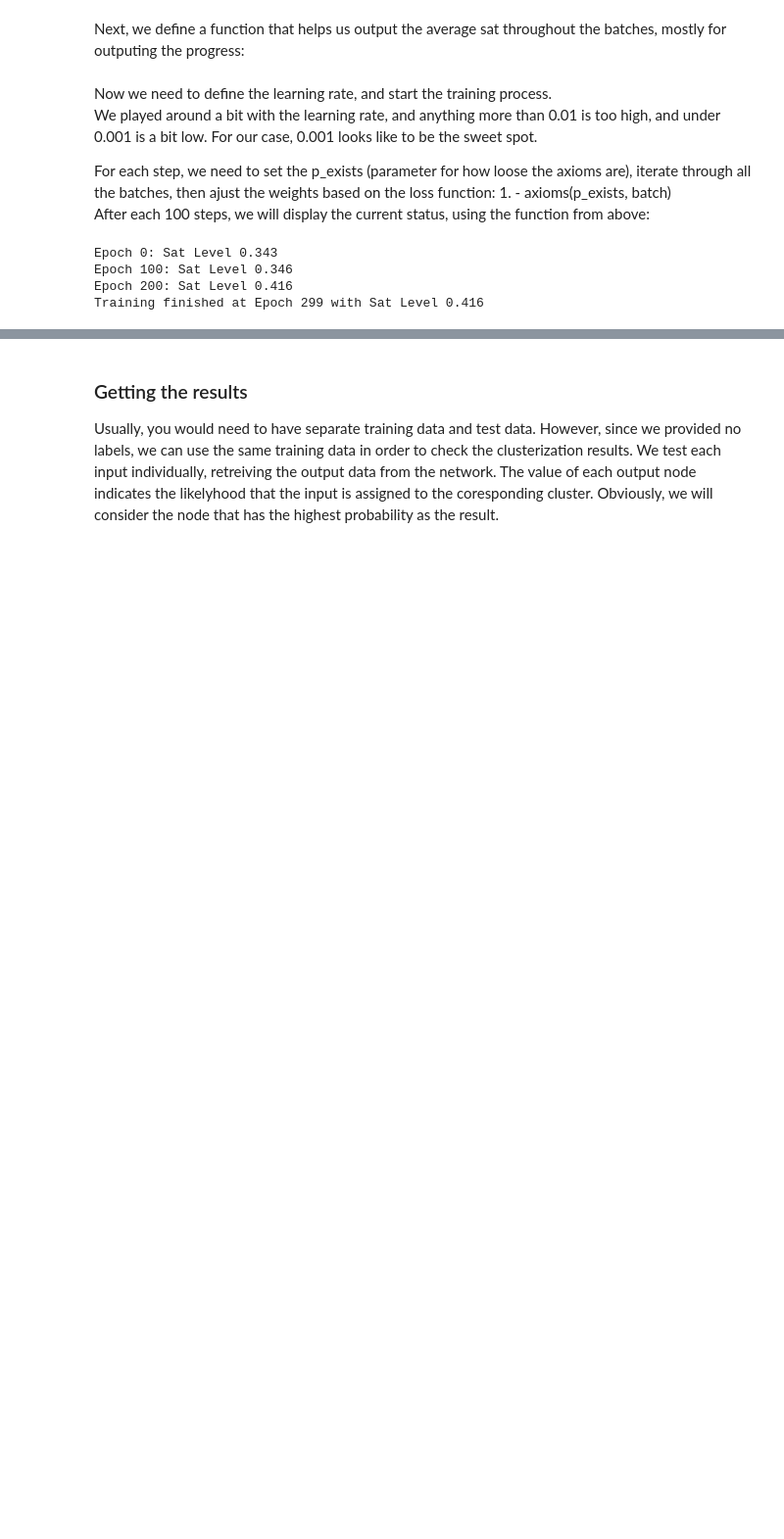
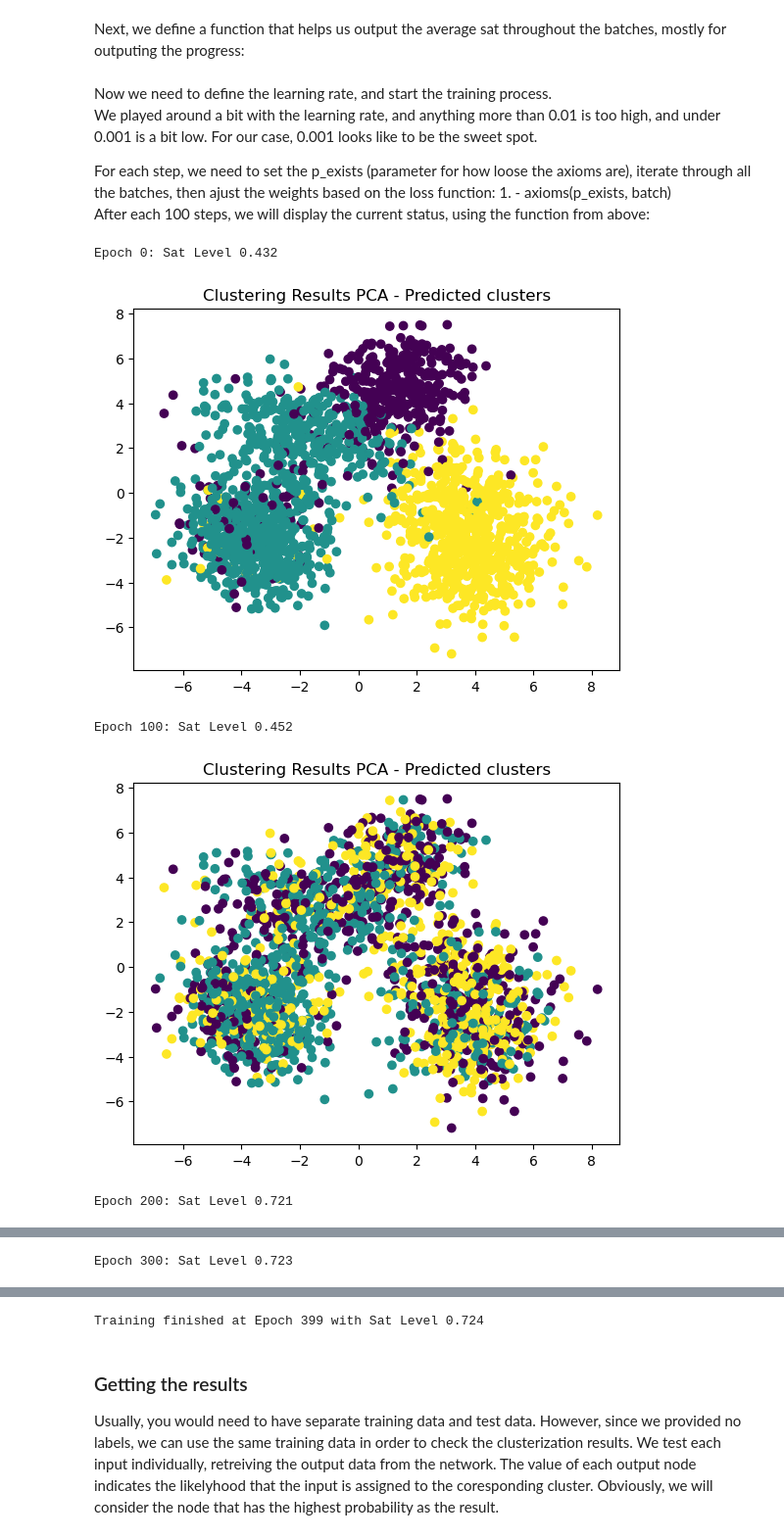
Before and after one commit to MoiseAlexandru/LTN-personality-clusterization, a Jupyter notebook: proiect.ipynb, the cells around one changed output, grey strips where cells are left out. Shown: that part at 98% size. Cells and saved outputs as stored; diff of their text form; code cells hidden in the pictures; blank space fills up the shorter version.

Commit message:
schimbat metoda de plotting, micsorat numarul de personalitati pentru intelegere mai usoara

```diff
--- a/proiect.ipynb
+++ b/proiect.ipynb
@@ -241,8 +242,6 @@ def axioms(p_exists, batch):
     axioms = [
         Forall(x, Exists(cluster, C([x,cluster]),p=p_exists)),
         Forall(cluster, Exists(x, C([x,cluster]),p=p_exists)),
-        Forall([cluster,x,y], Equiv(C([x,cluster]),C([y,cluster])),
-            mask = is_greater_than([close_thr,eucl_dist([x,y])])),
         Forall([cluster,x,y], Not(And(C([x,cluster]),C([y,cluster]))),
             mask = is_greater_than([eucl_dist([x,y]),distant_thr]))
     ]
@@ -303,10 +293,9 @@ def axioms(p_exists, batch):
     y = ltn.Variable("y", batch)
 
     axioms = [
-        C([istp, istp_label]),
-        C([enfj, enfj_label]),
+        C([istj, istj_label]),
+        C([esfp, esfp_label]),
         C([entp, entp_label]),
-        C([isfp, isfp_label]),
         Forall(x, Exists(cluster, C([x,cluster]),p=p_exists)),
         Forall(
             [x, y, cluster],
@@ -342,28 +331,64 @@ We played around a bit with the learning rate, and anything more than 0.01 is to
 
 For each step, we need to set the p_exists (parameter for how loose the axioms are), iterate through all the batches, then ajust the weights based on the loss function: 1. - axioms(p_exists, batch)
 After each 100 steps, we will display the current status, using the function from above:
+# %%
+
+def cluster_plotting():
+
+    predictions = []
+    for input in data_to_train_on:
+        current_prediction_tensors = [C.model([tf.constant([input]), tf.constant([[i]])]) for i in clst_ids]
+        current_prediction = [tensor.numpy()[0][0] for tensor in current_prediction_tensors]
+        predictions.append(current_prediction)
+
+    predicted_labels = []
+    for prediction in predictions:
+        predicted_cluster = np.array(prediction).argmax() + 1
+        predicted_labels.append(predicted_cluster)
+
+        pca = PCA(n_components=2)
+    reduced_data = pca.fit_transform(data_to_train_on)
+
+    l = ['ISTJ', 'ESFP', 'ENTP']
+    numeric_labels = []
+    for elem in labels:
+        numeric_labels.append(l.index(elem) + 1)
+
+    #plt.scatter(reduced_data[:, 0], reduced_data[:, 1], c=numeric_labels, cmap='viridis')
+    #plt.title('Clustering Results PCA - Original clusters')
+    #plt.show()
+
+
+    pca = PCA(n_components=2)
+    reduced_data = pca.fit_transform(data_to_train_on)
+
+    plt.scatter(reduced_data[:, 0], reduced_data[:, 1], c=predicted_labels, cmap='viridis')
+    plt.title('Clustering Results PCA - Predicted clusters')
+    plt.show()
 # %%
 
 trainable_variables = C.trainable_variables
 optimizer = tf.keras.optimizers.Adam(learning_rate=0.001)
 
 
-for epoch in range(300):
+for epoch in range(400):
     if epoch <= 100:
         p_exists = 1
     else:
         p_exists = 6
     for batch in batches:
         with tf.GradientTape() as tape:
             loss_value = 1. - axioms(p_exists, batch)
         grads = tape.gradient(loss_value, trainable_variables)
         optimizer.apply_gradients(zip(grads, trainable_variables))
 
     if epoch%100 == 0:
         print("Epoch %d: Sat Level %.3f"%(epoch, calculate_avg_sat()))
+        cluster_plotting()
 print("Training finished at Epoch %d with Sat Level %.3f"%(epoch, calculate_avg_sat()))
 # %% [output]
-Epoch 0: Sat Level 0.343
-Epoch 100: Sat Level 0.346
-Epoch 200: Sat Level 0.416
-Training finished at Epoch 299 with Sat Level 0.416
+Epoch 0: Sat Level 0.432
+[figure, added]
+Epoch 100: Sat Level 0.452
+[figure, added]
+Epoch 200: Sat Level 0.721
@@ -369,0 +396 @@ Training finished at Epoch 299 with Sat Level 0.416
+Epoch 300: Sat Level 0.723
@@ -370,3 +398,4 @@ Training finished at Epoch 299 with Sat Level 0.416
+Training finished at Epoch 399 with Sat Level 0.724
 # %% [markdown]
 ### Getting the results
 
```
Also changed, not shown: parts of 19 cells of this notebook.
